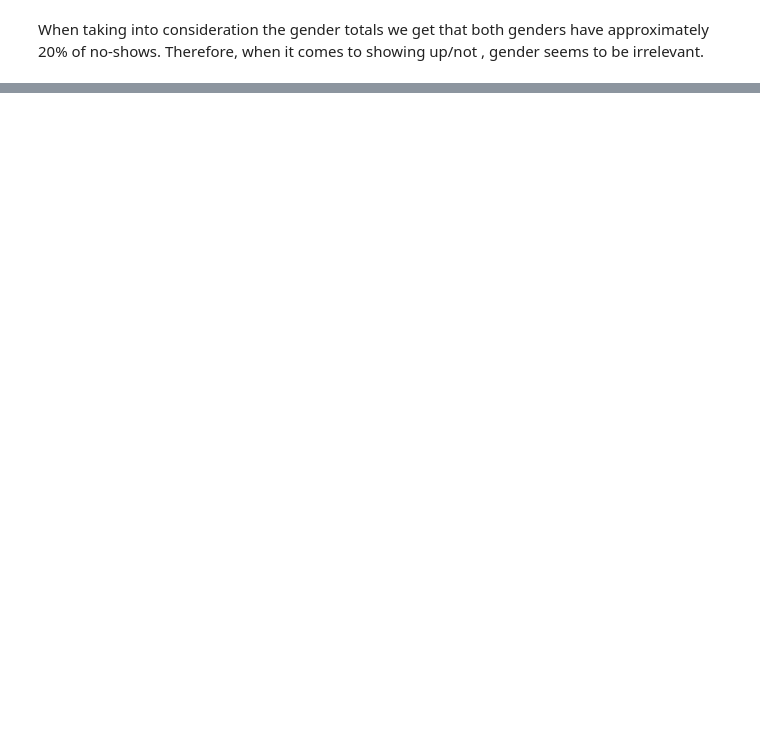
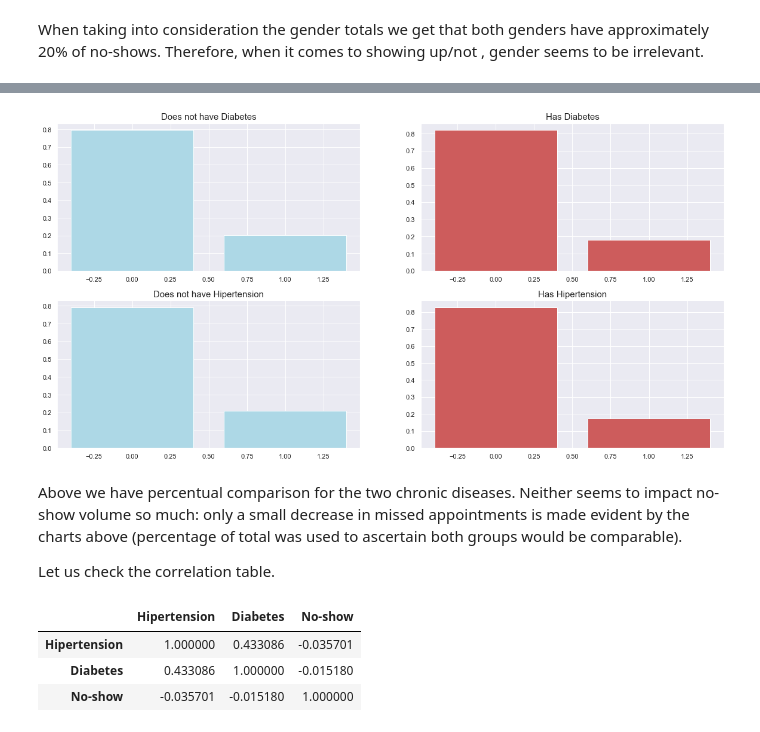
Before and after one commit to Yamamuen/da2, a Jupyter notebook: Project_2.ipynb, the cells around one changed output, grey strips where cells are left out. Cells and saved outputs as stored; diff of their text form; code cells hidden in the pictures; blank space fills up the shorter version.

```diff
--- a/Project_2.ipynb
+++ b/Project_2.ipynb
@@ -402,0 +416,4 @@ When taking into consideration the gender totals we get that both genders have a
+# %%
+df['No-show'] = df.copy()['No-show'].map({'Yes': 1,'No': 0})
+df_dis = df[['Hipertension','Diabetes','No-show']]
+df_dis
@@ -402,0 +434,5 @@ When taking into consideration the gender totals we get that both genders have a
+# %%
+hipertension = df.groupby(['Hipertension','No-show'], as_index=False)['PatientId'].count()
+hipertension['per'] = hipertension.groupby('Hipertension')['PatientId'].transform(lambda x: x/x.sum())
+hipertension.rename(columns={'PatientId':'Volume'}, inplace = True)
+hipertension
@@ -402,0 +445,5 @@ When taking into consideration the gender totals we get that both genders have a
+# %%
+diabetes = df.groupby(['Diabetes','No-show'], as_index=False)['PatientId'].count()
+diabetes['per'] = diabetes.groupby('Diabetes')['PatientId'].transform(lambda x: x/x.sum())
+diabetes.rename(columns={'PatientId':'Volume'}, inplace = True)
+diabetes
@@ -402,0 +456,30 @@ When taking into consideration the gender totals we get that both genders have a
+# %%
+# Diabetes:
+plt.figure(figsize=(20,10))
+plt.subplot(221)
+plt.bar(x = diabetes[diabetes['Diabetes']==0]['No-show'], height = diabetes[diabetes['Diabetes']==0]['per'], color = 'lightblue')
+plt.title('Does not have Diabetes',fontsize=15)
+plt.subplot(222)
+plt.bar(x = diabetes[diabetes['Diabetes']==1]['No-show'], height = diabetes[diabetes['Diabetes']==1]['per'], color = 'indianred')
+plt.title('Has Diabetes',fontsize=15);
+
+# Hipertension:
+plt.subplot(223)
+plt.bar(x = hipertension[hipertension['Hipertension']==0]['No-show'], height = hipertension[hipertension['Hipertension']==0]['per'], color = 'lightblue')
+plt.title('Does not have Hipertension',fontsize=15)
+plt.subplot(224)
+plt.bar(x = hipertension[hipertension['Hipertension']==1]['No-show'], height = hipertension[hipertension['Hipertension']==1]['per'], color = 'indianred')
+plt.title('Has Hipertension',fontsize=15);
+# %% [output]
+[figure, added]
+# %% [markdown]
+Above we have percentual comparison for the two chronic diseases. Neither seems to impact no-show volume so much: only a small decrease in missed appointments is made evident by the charts above (percentage of total was used to ascertain both groups would be comparable).
+
+Let us check the correlation table.
+# %%
+df_dis[['Hipertension','Diabetes','No-show']].corr()
+# %% [output]
+|  | Hipertension | Diabetes | No-show |
+| Hipertension | 1.000000 | 0.433086 | -0.035701 |
+| Diabetes | 0.433086 | 1.000000 | -0.015180 |
+| No-show | -0.035701 | -0.015180 | 1.000000 |
```
Also changed, not shown: parts of 51 cells of this notebook.
